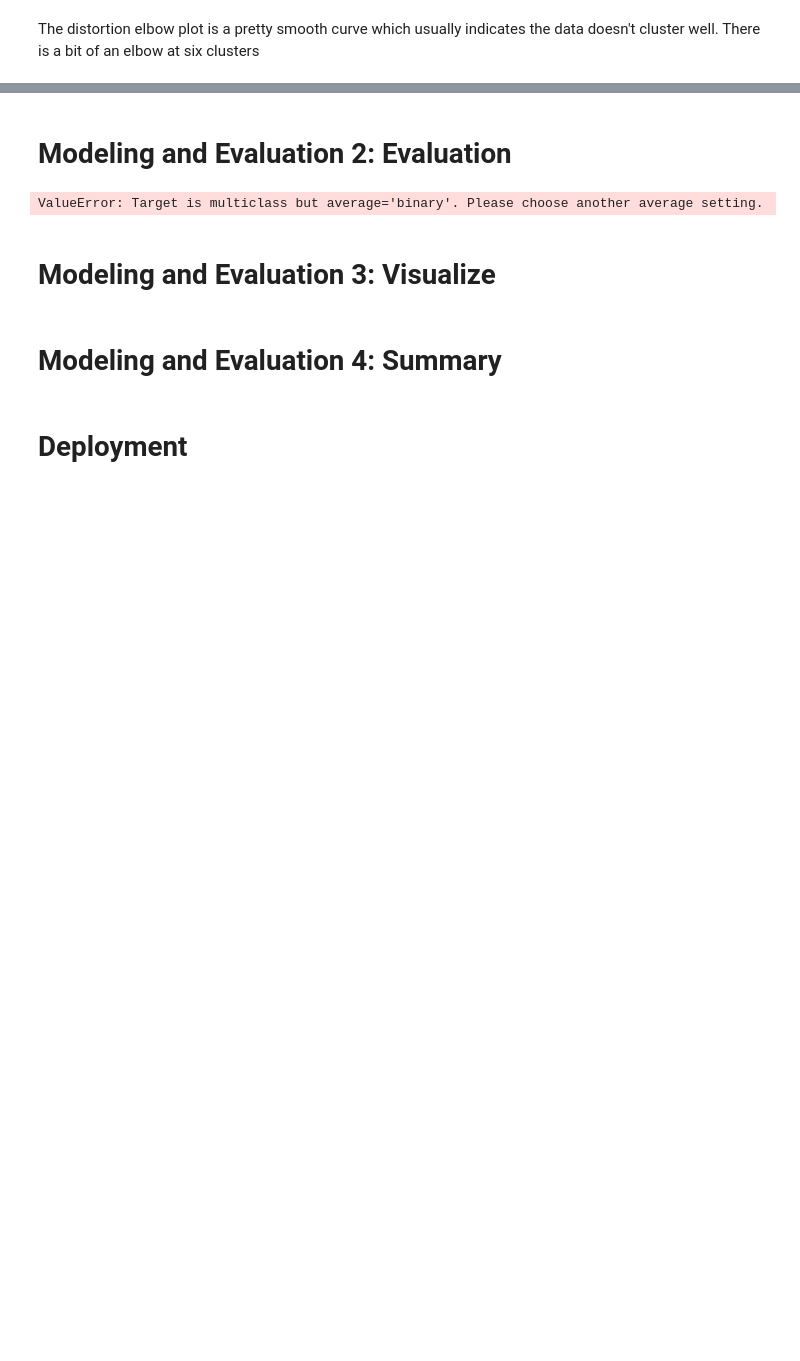
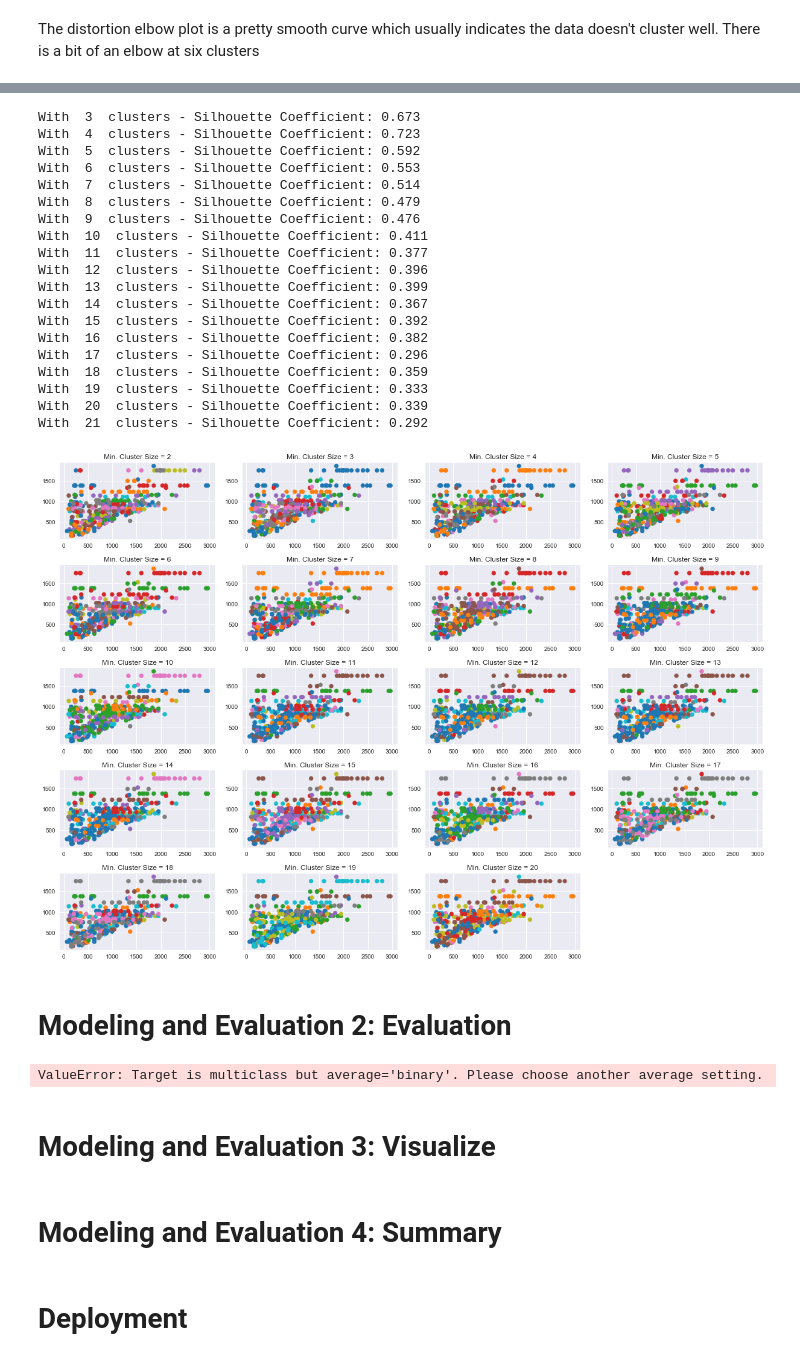
Before and after one commit to jeffweltman/MSDS7331, a Jupyter notebook: Lab3-Jordan.ipynb, the cells around one changed output, grey strips where cells are left out. Cells and saved outputs as stored; diff of their text form; code cells hidden in the pictures; blank space fills up the shorter version.

```diff
--- a/Lab3-Jordan.ipynb
+++ b/Lab3-Jordan.ipynb
@@ -866,3 +883,49 @@ AttributeError: module 'sklearn.metrics' has no attribute 'distortion'
+# %%
+import hdbscan
+
+plt.style.use('seaborn')
+cmap = 'tab10'
+
+clust_count = np.linspace(1, 20, num=20, dtype='int')
+
+clust_number = 2
+plot_number = 1
+plt.figure (figsize=(17,12))
+while clust_number < 21:
+    hdb = hdbscan.HDBSCAN(algorithm='best', alpha=1.0, approx_min_span_tree=True,
+    gen_min_span_tree=False, leaf_size=40,
+    metric='euclidean', min_cluster_size=clust_number, min_samples=None, p=None)
+    hdb_pred = hdb.fit(hs_2017)
+    plt.subplot(5, 4, plot_number, title = 'Min. Cluster Size = {}'.format(clust_number))
+    plt.scatter(hs_2017.values[:,0], hs_2017.values[:,1], c=hdb_pred.labels_, cmap=cmap)
+    plot_number += 1
+    clust_number += 1
+    labels = hdb.labels_
+    print("With ", clust_number, " clusters - Silhouette Coefficient: %0.3f"
+                  % metrics.silhouette_score(X, labels, metric='euclidean'))
+
+plt.tight_layout()
+# %% [output]
+With  3  clusters - Silhouette Coefficient: 0.673
+With  4  clusters - Silhouette Coefficient: 0.723
+With  5  clusters - Silhouette Coefficient: 0.592
+With  6  clusters - Silhouette Coefficient: 0.553
+With  7  clusters - Silhouette Coefficient: 0.514
+With  8  clusters - Silhouette Coefficient: 0.479
+With  9  clusters - Silhouette Coefficient: 0.476
+With  10  clusters - Silhouette Coefficient: 0.411
+With  11  clusters - Silhouette Coefficient: 0.377
+With  12  clusters - Silhouette Coefficient: 0.396
+With  13  clusters - Silhouette Coefficient: 0.399
+With  14  clusters - Silhouette Coefficient: 0.367
+With  15  clusters - Silhouette Coefficient: 0.392
+With  16  clusters - Silhouette Coefficient: 0.382
+With  17  clusters - Silhouette Coefficient: 0.296
+With  18  clusters - Silhouette Coefficient: 0.359
+With  19  clusters - Silhouette Coefficient: 0.333
+With  20  clusters - Silhouette Coefficient: 0.339
+With  21  clusters - Silhouette Coefficient: 0.292
+[figure, added]
 # %% [markdown]
 # Modeling and Evaluation 2: Evaluation
 # %%
```
Also changed, not shown: parts of 7 cells of this notebook.
